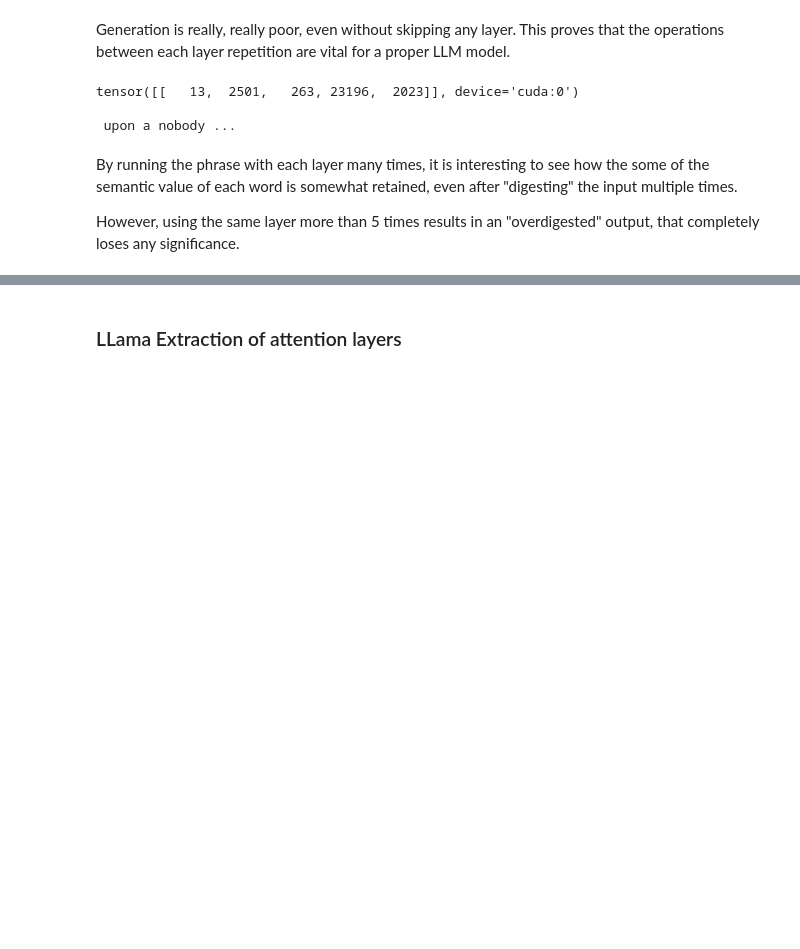
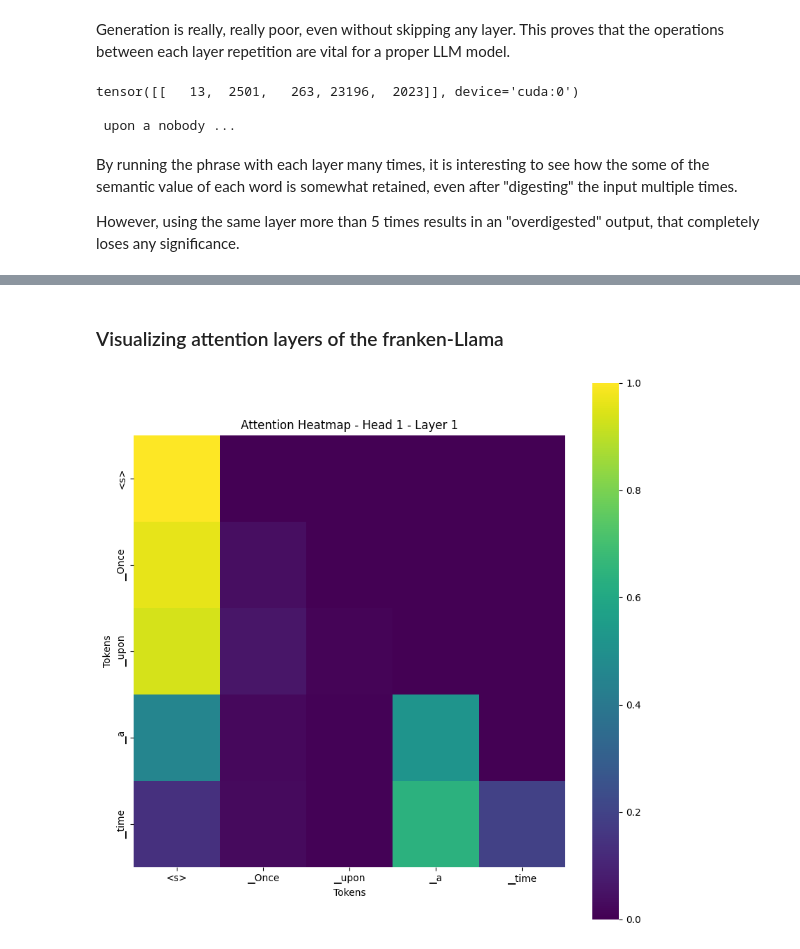
Before and after one commit to AngeloGalav/franken-llama, a Jupyter notebook: playground.ipynb, the cells around one changed output, grey strips where cells are left out. Saved outputs shown, nothing was run; the diff lists cells and outputs as text; code cells hidden in the pictures; blank space fills up the shorter version.

```diff
--- a/playground.ipynb
+++ b/playground.ipynb
@@ -173,0 +173,11 @@ import modified_llama
+# %%
+from transformers import AutoTokenizer
+import modified_llama
+import torch
+import importlib
+import visualizer
+
+
+model_name = "meta-llama/Llama-2-7b-chat-hf"
+tokenizer = AutoTokenizer.from_pretrained(model_name)
+device = "cuda" if torch.cuda.is_available() else "cpu"
@@ -174,8 +207,5 @@ import modified_llama
 # %%
-mod_model = modified_llama.ModifiedLlamaForCausalLM.from_pretrained(model_name, torch_dtype=torch.float16, attn_implementation="eager")
-mod_model.to('cuda')
-
-importlib.reload(modified_llama)
+mod_model.set_frankestein(layers_to_repeat=[], layers_to_skip=[20,30], num_repeats=1, skip_all=False)
 
 mod_model.config.output_attentions = True
 mod_model.config.return_dict = True
@@ -195,2 +245,10 @@ print(generated_text)
-# %% [markdown]
-### LLama Extraction of attention layers
+# %% [markdown]
+### Visualizing attention layers of the franken-Llama
+# %%
+layer_idx = 0
+head_idx = 0
+
+tokens = tokenizer.convert_ids_to_tokens(input_ids.squeeze().tolist())
+visualizer.plot_attention_map(outputs.attentions, tokens, layer_idx=layer_idx, head_idx=head_idx)
+# %% [output]
+[figure, added]
```
Also changed, not shown: parts of 9 cells of this notebook, 3 other files.
